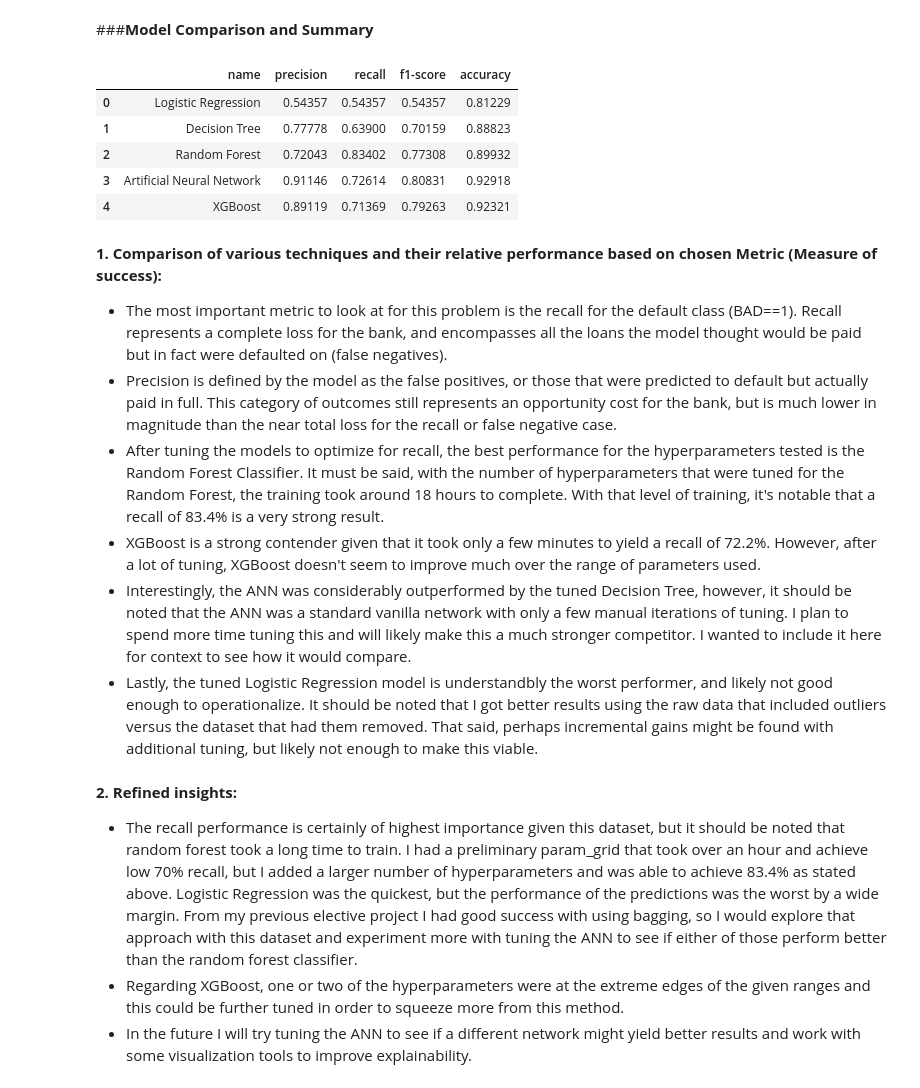
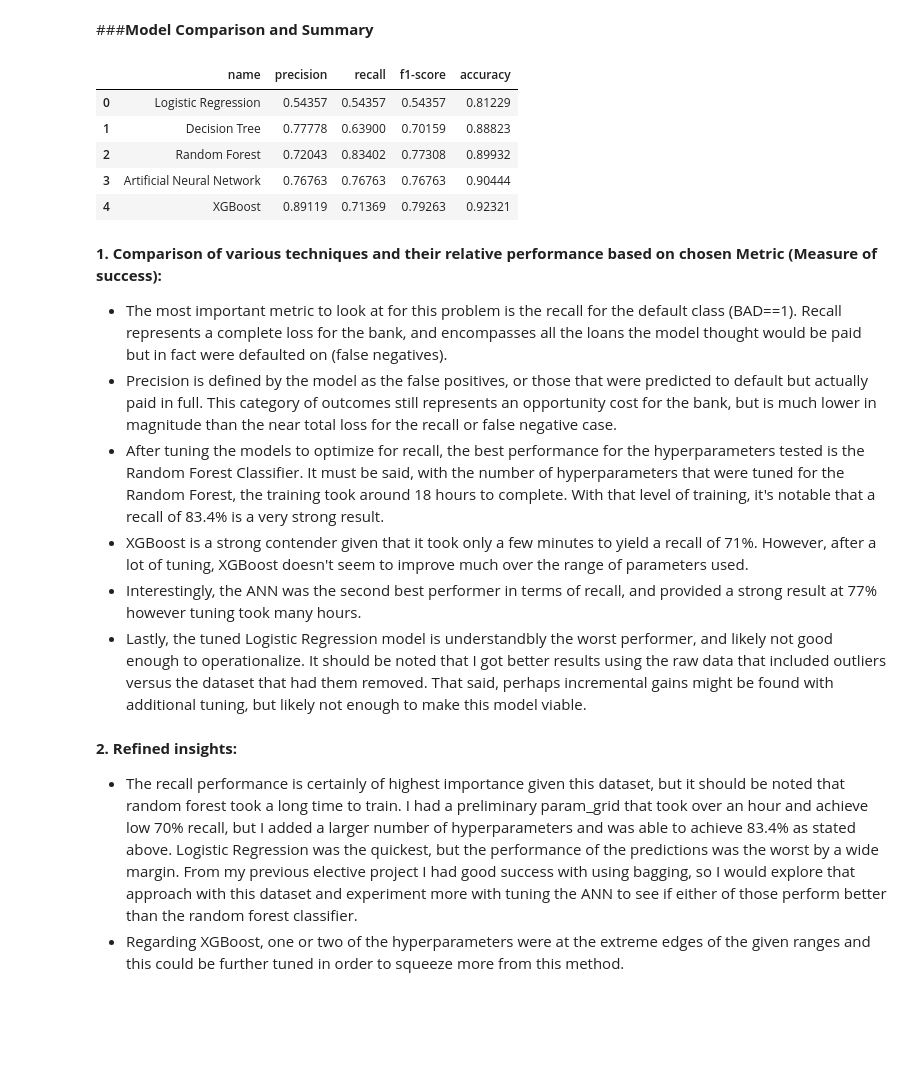
Before and after one commit to ktfrahm/datascience-projects, a Jupyter notebook: Loan_Default_Prediction/Loan_Default_Prediction.ipynb, the cells around one changed output. Drawn from its saved outputs; the diff is of its cells as text; code cells hidden in the pictures; blank space fills up the shorter version.

```diff
--- a/Loan_Default_Prediction/Loan_Default_Prediction.ipynb
+++ b/Loan_Default_Prediction/Loan_Default_Prediction.ipynb
@@ -1283,7 +1324,7 @@ You can learn about more Hyperparameters on this link and try to tune them.
 https://scikit-learn.org/stable/modules/generated/sklearn.tree.DecisionTreeClassifier.html
 # %%
 # Decision Tree Classifier
-dt_classifier = DecisionTreeClassifier(random_state = 42)
+dt_classifier = DecisionTreeClassifier(random_state=42)
 
 # Define the parameter grid for hyperparameter tuning
 param_grid = {
@@ -1329,8 +1370,11 @@ print(f'Best Parameters: {best_params}')
 # Set the dt_tuned_classifier to the best combination of parameters
 dt_best_classifier = dt_grid.best_estimator_
 
+# Calculate Predictions
+y_pred = dt_best_classifier.predict(x_raw_test_scaled)
+
 # Model Performance on the test data
-dt_best_report = model_performance_classification(dt_best_classifier, x_raw_test_scaled, y_raw_test, 'Decision Tree')
+dt_best_report = model_performance_classification(dt_best_classifier, x_raw_test_scaled, y_raw_test, y_pred, 'Decision Tree')
 # %% [output]
 Best Parameters: {'criterion': 'gini', 'max_depth': 5, 'max_features': None, 'min_samples_leaf': 1, 'min_samples_split': 2}
 Decision Tree Accuracy: 0.8882252559726962
@@ -1432,8 +1479,11 @@ print(f'Best Parameters: {best_params}')
 # Set the rf_tuned_classifier to the best combination of parameters
 rf_best_classifier = rf_grid.best_estimator_
 
+# Calculate Predictions
+y_pred = rf_best_classifier.predict(x_raw_test_scaled)
+
 # Model Performance on the test data
-rf_best_report = model_performance_classification(rf_best_classifier, x_raw_test_scaled, y_raw_test, 'Random Forest')
+rf_best_report = model_performance_classification(rf_best_classifier, x_raw_test_scaled, y_raw_test, y_pred, 'Random Forest')
 # %% [output]
 Best Parameters: {'bootstrap': False, 'class_weight': 'balanced', 'criterion': 'gini', 'max_depth': None, 'min_samples_leaf': 10, 'min_samples_split': 2, 'n_estimators': 100}
 Random Forest Accuracy: 0.8993174061433447
@@ -1531,7 +1648,25 @@ print(f'Best Parameters: {ann_best_params}')
 # Get the best estimator
 ann_best_model = ann_grid.best_estimator_
 
+# predict probabilities
+y_scores = ann_best_model.predict_proba(x_raw_test_scaled)[:, 1]
+
+# Calculate precision and recall
+precision, recall, thresholds = precision_recall_curve(y_raw_test, y_scores)
+
+# Find the threshold where precision and recall are closest
+differences = np.abs(precision - recall)
+optimal_idx = np.argmin(differences)
+optimal_threshold = thresholds[optimal_idx]
+optimal_precision = precision[optimal_idx]
+optimal_recall = recall[optimal_idx]
+print(f'Optimal threshold: {optimal_threshold}')
+print(f'Optimal recall: {optimal_recall}')
+
+# Calculate y_pred
+y_pred = (y_scores >= optimal_threshold).astype(int)
+
 # Model performance on the test data
-ann_report = model_performance_classification(ann_best_model, x_raw_test_scaled, y_raw_test, 'Artificial Neural Network')
+ann_best_report = model_performance_classification(ann_best_model, x_raw_test_scaled, y_raw_test, y_pred, 'Artificial Neural Network')
 # %% [output]
 Best Parameters: {'epochs': 100, 'model__first_layer_neurons': 32, 'model__init': 'glorot_uniform', 'model__input_dimen': 17, 'model__layers': 2, 'model__learning_rate': 0.1, 'model__optimizer': 'sgd' ...
@@ -1651,7 +1790,11 @@ print(f'Best Parameters: {best_params}')
 
 xgb_best_classifier = xgb_grid.best_estimator_
 
-xgb_best_report = model_performance_classification(xgb_best_classifier, x_raw_test_scaled, y_raw_test, 'XGBoost')
+# Calculate Predictions
+y_pred = xgb_best_classifier.predict(x_raw_test_scaled)
+
+# Model performance on the test data
+xgb_best_report = model_performance_classification(xgb_best_classifier, x_raw_test_scaled, y_raw_test, y_pred, 'XGBoost')
 # %% [output]
 Best Parameters: {'subsample': 0.95, 'n_estimators': 300, 'min_child_weight': 1, 'max_depth': 6, 'learning_rate': 0.1, 'colsample_bytree': 0.95}
 XGBoost Accuracy: 0.9232081911262798
@@ -1672,29 +1815,28 @@ weighted avg       0.92      0.92      0.92      1172
 # %% [markdown]
 ###**Model Comparison and Summary**
 # %%
-summary = pd.concat([log_regression_best_report, dt_best_report, rf_best_report, ann_report, xgb_best_report],
+summary = pd.concat([log_regression_best_report, dt_best_report, rf_best_report, ann_best_report, xgb_best_report],
           axis=0, ignore_index=True)
 summary
 # %% [output]
 |  | name | precision | recall | f1-score | accuracy |
 | 0 | Logistic Regression | 0.54357 | 0.54357 | 0.54357 | 0.81229 |
 | 1 | Decision Tree | 0.77778 | 0.63900 | 0.70159 | 0.88823 |
 | 2 | Random Forest | 0.72043 | 0.83402 | 0.77308 | 0.89932 |
-| 3 | Artificial Neural Network | 0.91146 | 0.72614 | 0.80831 | 0.92918 |
+| 3 | Artificial Neural Network | 0.76763 | 0.76763 | 0.76763 | 0.90444 |
 | 4 | XGBoost | 0.89119 | 0.71369 | 0.79263 | 0.92321 |
 # %% [markdown]
 **1. Comparison of various techniques and their relative performance based on chosen Metric (Measure of success):**
 - The most important metric to look at for this problem is the recall for the default class (BAD==1). Recall represents a complete loss for the bank, and encompasses all the loans the model thought would be paid but in fact were defaulted on (false negatives).
 - Precision is defined by the model as the false positives, or those that were predicted to default but actually paid in full. This category of outcomes still represents an opportunity cost for the bank, but is much lower in magnitude than the near total loss for the recall or false negative case.
 - After tuning the models to optimize for recall, the best performance for the hyperparameters tested is the Random Forest Classifier. It must be said, with the number of hyperparameters that were tuned for the Random Forest, the training took around 18 hours to complete. With that level of training, it's notable that a recall of 83.4% is a very strong result.
-- XGBoost is a strong contender given that it took only a few minutes to yield a recall of 72.2%. However, after a lot of tuning, XGBoost doesn't seem to improve much over the range of parameters used.
-- Interestingly, the ANN was considerably outperformed by the tuned Decision Tree, however, it should be noted that the ANN was a standard vanilla network with only a few manual iterations of tuning. I plan to spend more time tuning this and will likely make this a much stronger competitor. I wanted to include it here for context to see how it would compare.
-- Lastly, the tuned Logistic Regression model is understandbly the worst performer, and likely not good enough to operationalize. It should be noted that I got better results using the raw data that included outliers versus the dataset that had them removed. That said, perhaps incremental gains might be found with additional tuning, but likely not enough to make this viable.
+- XGBoost is a strong contender given that it took only a few minutes to yield a recall of 71%. However, after a lot of tuning, XGBoost doesn't seem to improve much over the range of parameters used.
+- Interestingly, the ANN was the second best performer in terms of recall, and provided a strong result at 77% however tuning took many hours.
+- Lastly, the tuned Logistic Regression model is understandbly the worst performer, and likely not good enough to operationalize. It should be noted that I got better results using the raw data that included outliers versus the dataset that had them removed. That said, perhaps incremental gains might be found with additional tuning, but likely not enough to make this model viable.
 # %% [markdown]
 **2. Refined insights:**
 - The recall performance is certainly of highest importance given this dataset, but it should be noted that random forest took a long time to train. I had a preliminary param_grid that took over an hour and achieve low 70% recall, but I added a larger number of hyperparameters and was able to achieve 83.4% as stated above. Logistic Regression was the quickest, but the performance of the predictions was the worst by a wide margin. From my previous elective project I had good success with using bagging, so I would explore that approach with this dataset and experiment more with tuning the ANN to see if either of those perform better than the random forest classifier.
 - Regarding XGBoost, one or two of the hyperparameters were at the extreme edges of the given ranges and this could be further tuned in order to squeeze more from this method.
-- In the future I will try tuning the ANN to see if a different network might yield better results and work with some visualization tools to improve explainability.
 # %% [markdown]
 **3. Proposal for the final solution design:**
 - Predictability versus explainability is always a key concern and is very domain specific. Since this is in finance, explainability is a higher priority than predictability so this lends itself to either logistic regression or decision tree, or perhaps a really well documented random forest.
```
Also changed, not shown: parts of 28 cells of this notebook.
